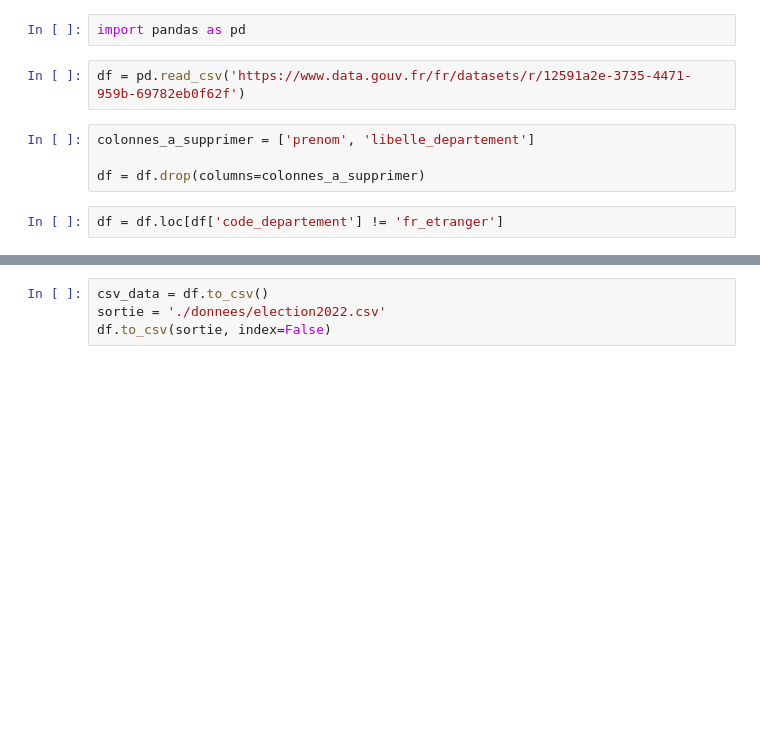
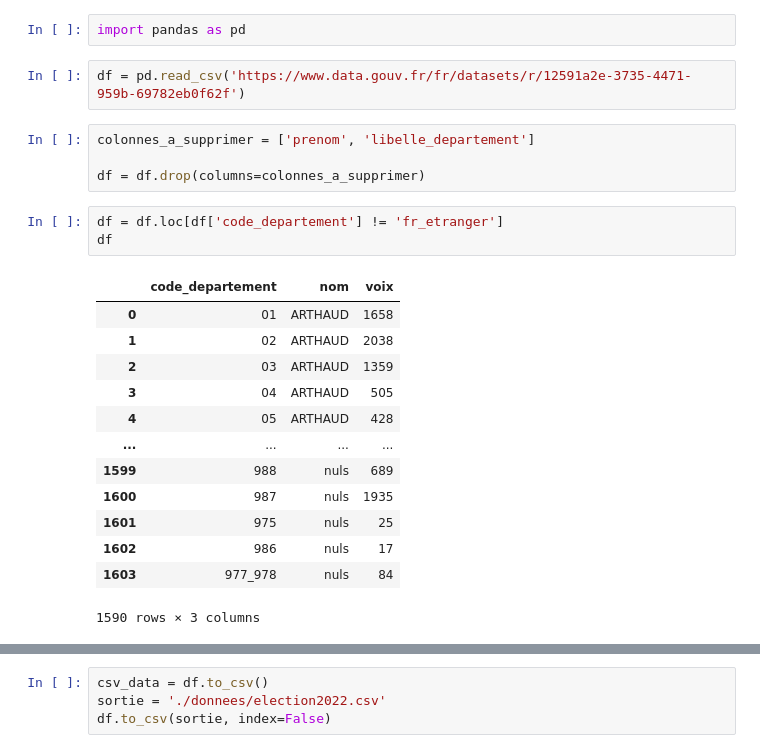
Before and after one commit to Gastonpallas/mspr-election, a Jupyter notebook: election2022.ipynb, the cells around one changed output, grey strips where cells are left out. Saved outputs shown, nothing was run; the diff lists cells and outputs as text; blank space fills up the shorter version.

```diff
--- a/election2022.ipynb
+++ b/election2022.ipynb
@@ -8,3 +8,18 @@ colonnes_a_supprimer = ['prenom', 'libelle_departement']
 df = df.drop(columns=colonnes_a_supprimer)
 # %%
 df = df.loc[df['code_departement'] != 'fr_etranger']
+df
+# %% [output]
+|  | code_departement | nom | voix |
+| 0 | 01 | ARTHAUD | 1658 |
+| 1 | 02 | ARTHAUD | 2038 |
+| 2 | 03 | ARTHAUD | 1359 |
+| 3 | 04 | ARTHAUD | 505 |
+| 4 | 05 | ARTHAUD | 428 |
+| ... | ... | ... | ... |
+| 1599 | 988 | nuls | 689 |
+| 1600 | 987 | nuls | 1935 |
+| 1601 | 975 | nuls | 25 |
+| 1602 | 986 | nuls | 17 |
+| 1603 | 977_978 | nuls | 84 |
+1590 rows × 3 columns
```
Also changed, not shown: parts of 2 cells of this notebook, 1 other file.
